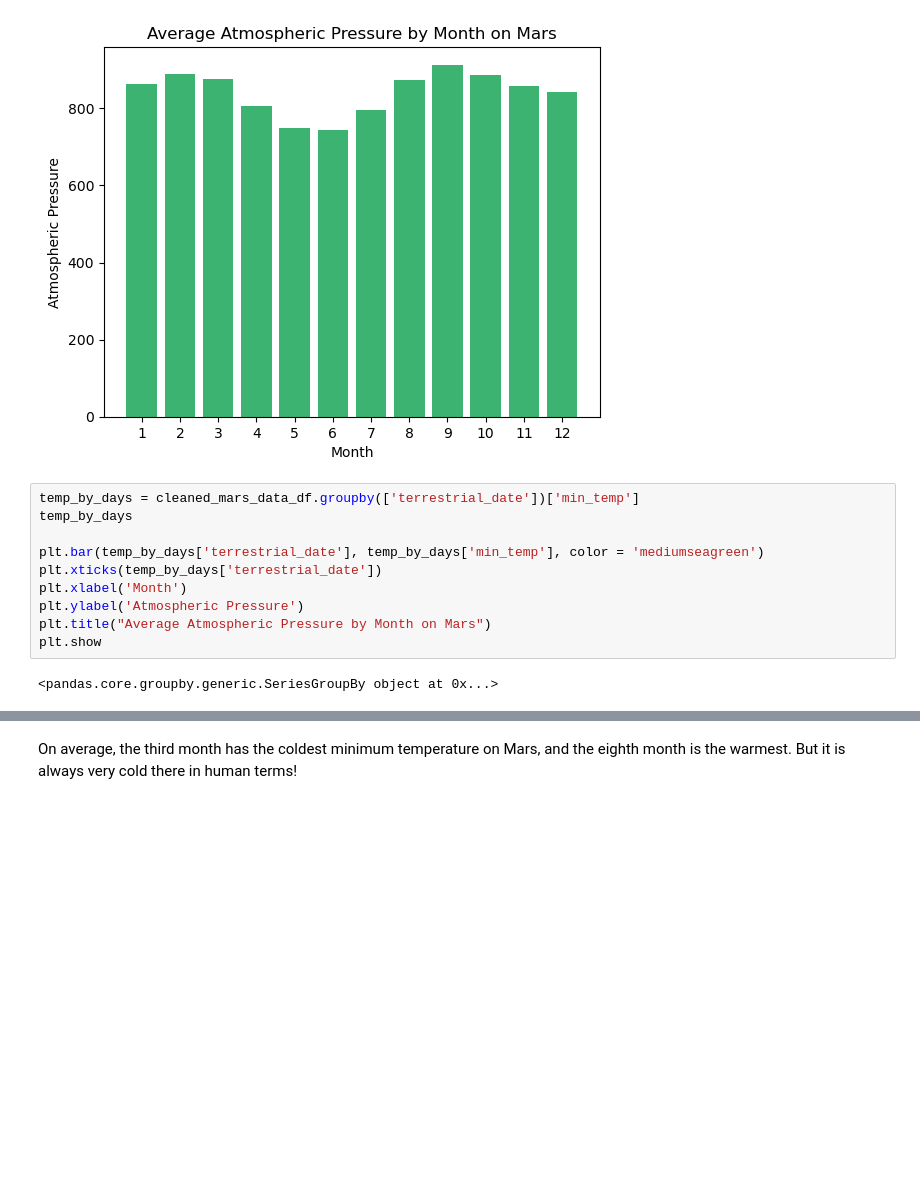
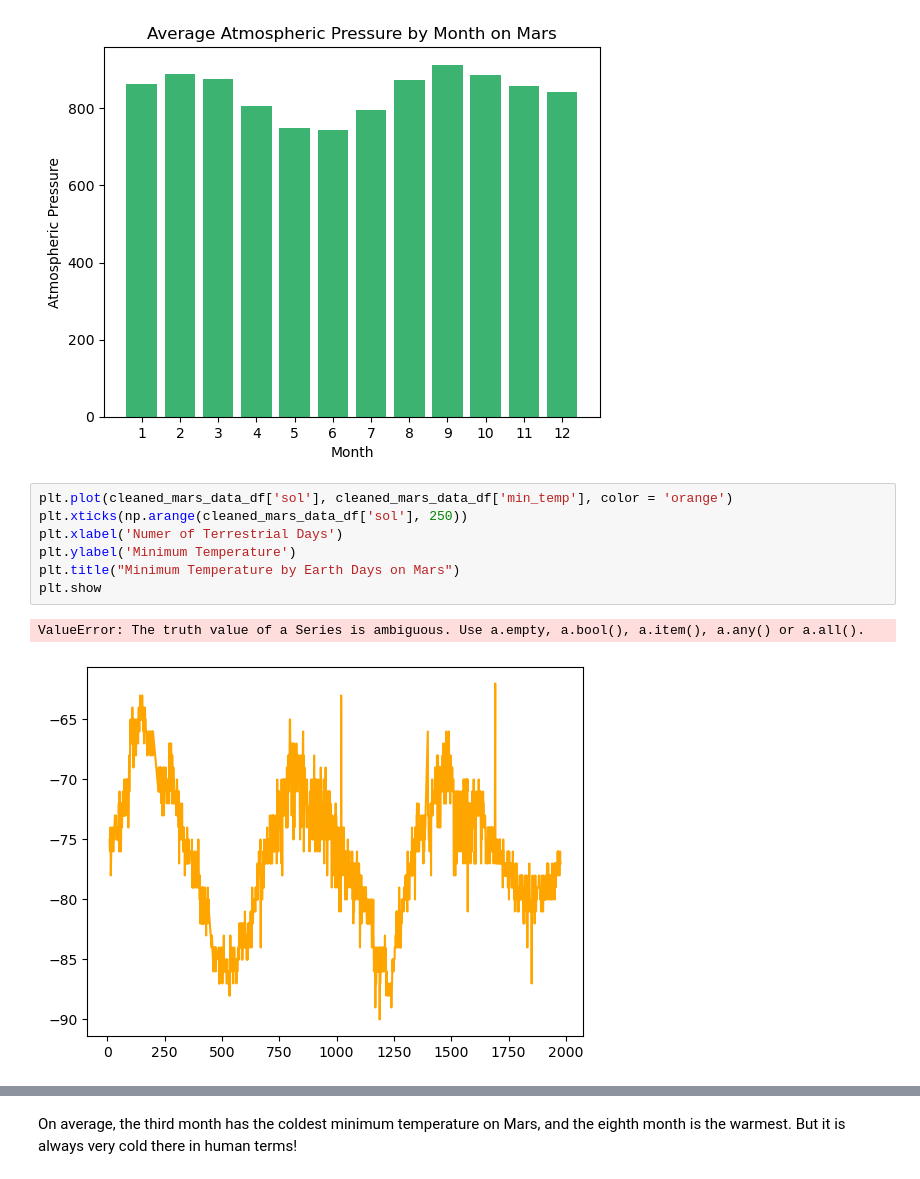
Before and after one commit to EBPaz/Mars_data_scraping, a Jupyter notebook: Starter_Code/part_2_mars_weather.ipynb, the cells around one changed output, grey strips where cells are left out. Cells and saved outputs as stored; diff of their text form; blank space fills up the shorter version.

```diff
--- a/Starter_Code/part_2_mars_weather.ipynb
+++ b/Starter_Code/part_2_mars_weather.ipynb
@@ -237,17 +238,15 @@ plt.show
 # %% [output]
 <function matplotlib.pyplot.show(close=None, block=None)>
 [figure]
-# %%
-temp_by_days = cleaned_mars_data_df.groupby(['terrestrial_date'])['min_temp']
-temp_by_days
-
-plt.bar(temp_by_days['terrestrial_date'], temp_by_days['min_temp'], color = 'mediumseagreen')
-plt.xticks(temp_by_days['terrestrial_date'])
-plt.xlabel('Month')
-plt.ylabel('Atmospheric Pressure')
-plt.title("Average Atmospheric Pressure by Month on Mars")
-plt.show
-# %% [output]
-<pandas.core.groupby.generic.SeriesGroupBy object at 0x...>
+# %%
+plt.plot(cleaned_mars_data_df['sol'], cleaned_mars_data_df['min_temp'], color = 'orange')
+plt.xticks(np.arange(cleaned_mars_data_df['sol'], 250))
+plt.xlabel('Numer of Terrestrial Days')
+plt.ylabel('Minimum Temperature')
+plt.title("Minimum Temperature by Earth Days on Mars")
+plt.show
+# %% [output]
+ValueError: The truth value of a Series is ambiguous. Use a.empty, a.bool(), a.item(), a.any() or a.all().
+[figure, added]
 # %%
 # 5. How many terrestrial (earth) days are there in a Martian year?
```
Also changed, not shown: parts of 3 cells of this notebook, 1 other file.
